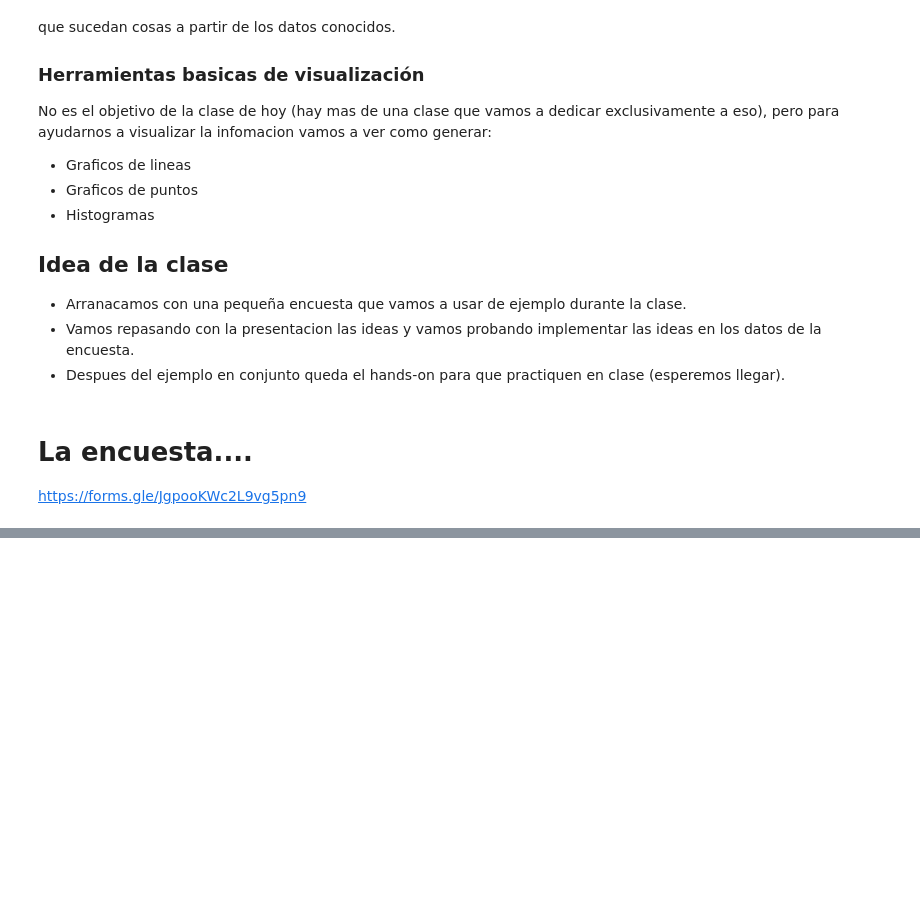
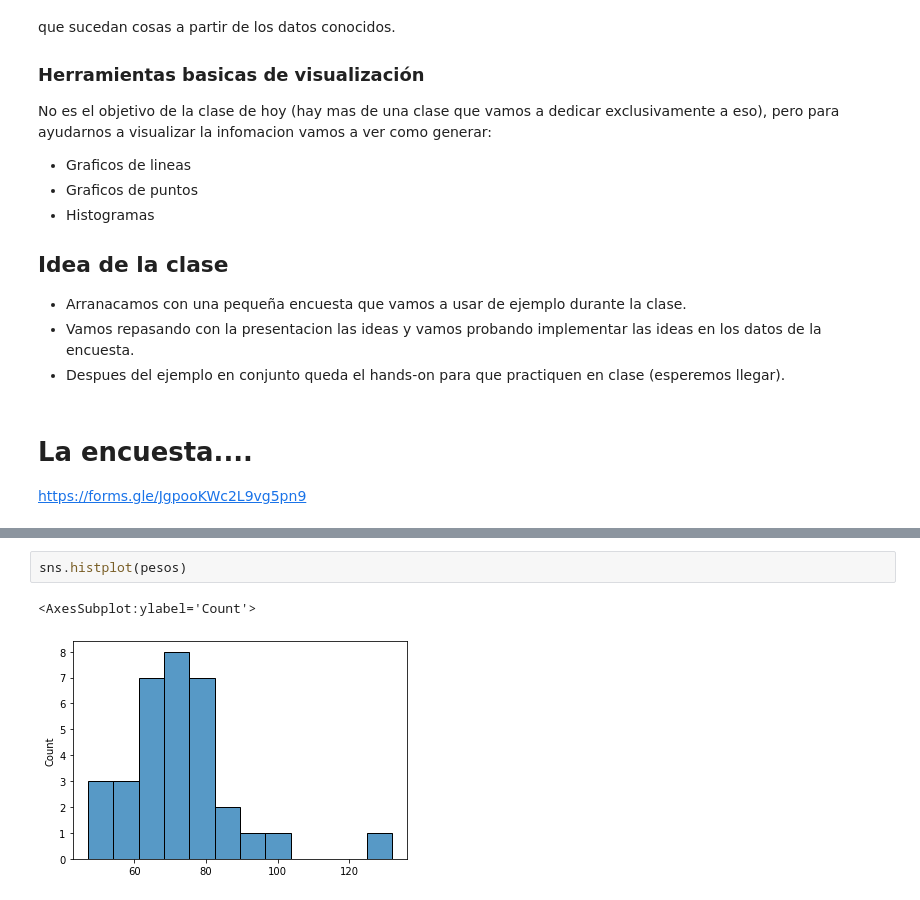
Before and after one commit to IonatanPerez/Curso_DHDS_CN17, a Jupyter notebook: C4/Clase.ipynb, the cells around one changed output, grey strips where cells are left out. Drawn from its saved outputs; the diff is of its cells as text; blank space fills up the shorter version.

```diff
--- a/C4/Clase.ipynb
+++ b/C4/Clase.ipynb
@@ -48,0 +106,5 @@ https://forms.gle/JgpooKWc2L9vg5pn9
+# %%
+sns.histplot(pesos)
+# %% [output]
+<AxesSubplot:ylabel='Count'>
+[figure, added]
```
Also changed, not shown: parts of 16 cells of this notebook, 3 other files.
